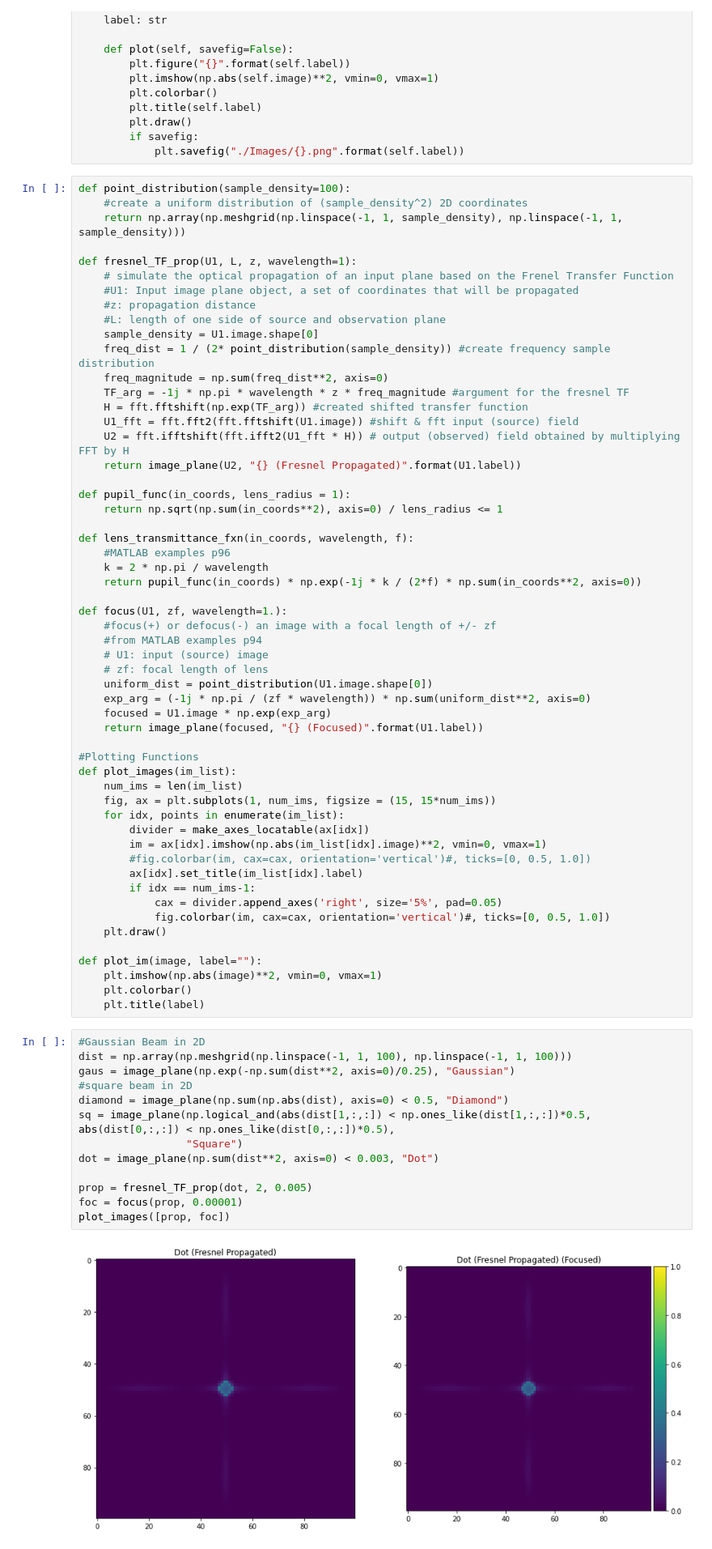
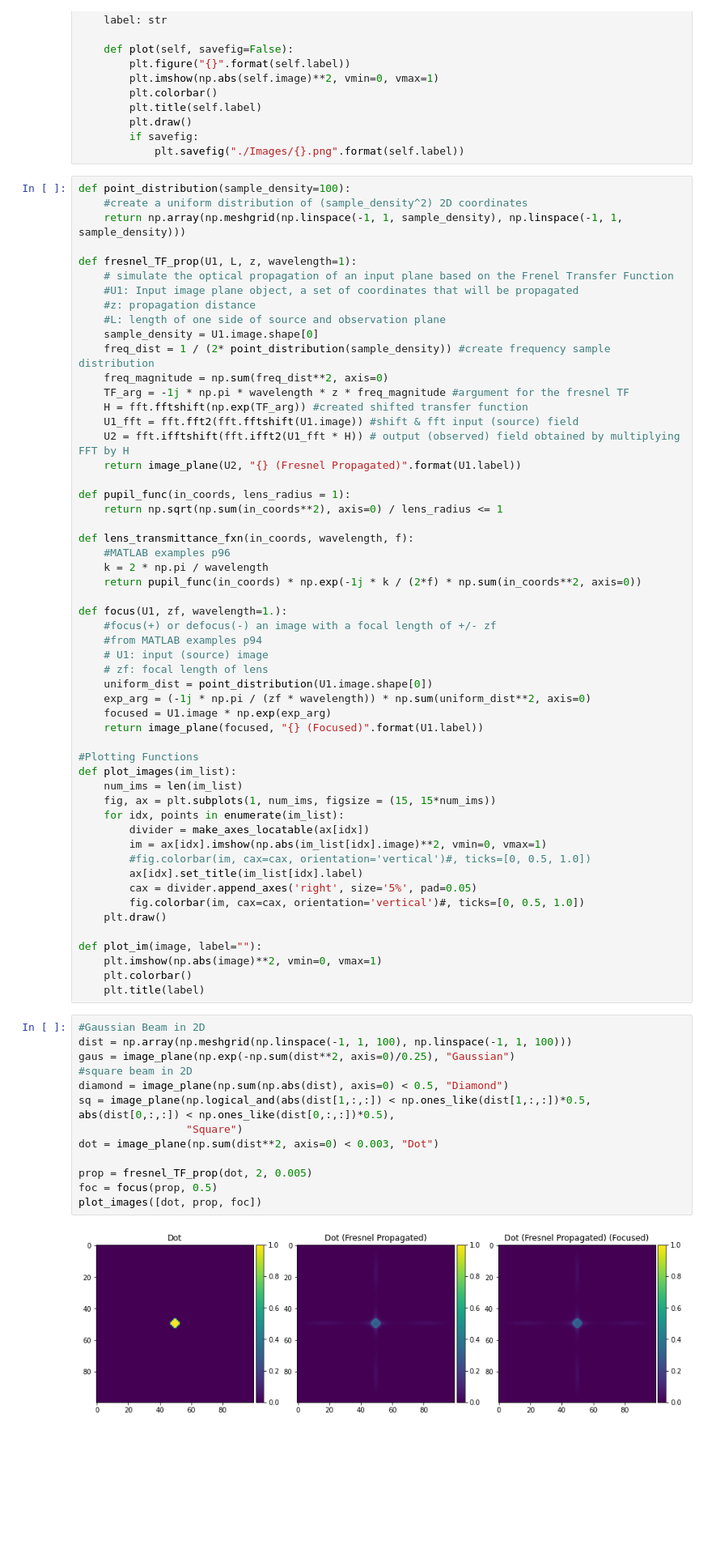
Before and after one commit to cjmcmahon1/FINCH, a Jupyter notebook: bench_sim.ipynb, the cells around one changed output. Shown at 81% size. Saved outputs shown, nothing was run; the diff lists cells and outputs as text; blank space fills up the shorter version.

```diff
--- a/bench_sim.ipynb
+++ b/bench_sim.ipynb
@@ -73,9 +78,8 @@ def plot_images(im_list):
         im = ax[idx].imshow(np.abs(im_list[idx].image)**2, vmin=0, vmax=1)
         #fig.colorbar(im, cax=cax, orientation='vertical')#, ticks=[0, 0.5, 1.0])
         ax[idx].set_title(im_list[idx].label)
-        if idx == num_ims-1:
-            cax = divider.append_axes('right', size='5%', pad=0.05)
-            fig.colorbar(im, cax=cax, orientation='vertical')#, ticks=[0, 0.5, 1.0])
+        cax = divider.append_axes('right', size='5%', pad=0.05)
+        fig.colorbar(im, cax=cax, orientation='vertical')#, ticks=[0, 0.5, 1.0])
     plt.draw()
 
 def plot_im(image, label=""):
@@ -85,15 +89,15 @@ def plot_im(image, label=""):
 # %%
 #Gaussian Beam in 2D
 dist = np.array(np.meshgrid(np.linspace(-1, 1, 100), np.linspace(-1, 1, 100)))
 gaus = image_plane(np.exp(-np.sum(dist**2, axis=0)/0.25), "Gaussian")
 #square beam in 2D
 diamond = image_plane(np.sum(np.abs(dist), axis=0) < 0.5, "Diamond")
 sq = image_plane(np.logical_and(abs(dist[1,:,:]) < np.ones_like(dist[1,:,:])*0.5, abs(dist[0,:,:]) < np.ones_like(dist[0,:,:])*0.5),
                  "Square")
 dot = image_plane(np.sum(dist**2, axis=0) < 0.003, "Dot")
 
 prop = fresnel_TF_prop(dot, 2, 0.005)
-foc = focus(prop, 0.00001)
-plot_images([prop, foc])
+foc = focus(prop, 0.5)
+plot_images([dot, prop, foc])
 # %% [output]
-[figure, old version]
+[figure, new version]
```
Also changed, not shown: parts of 2 cells of this notebook.
